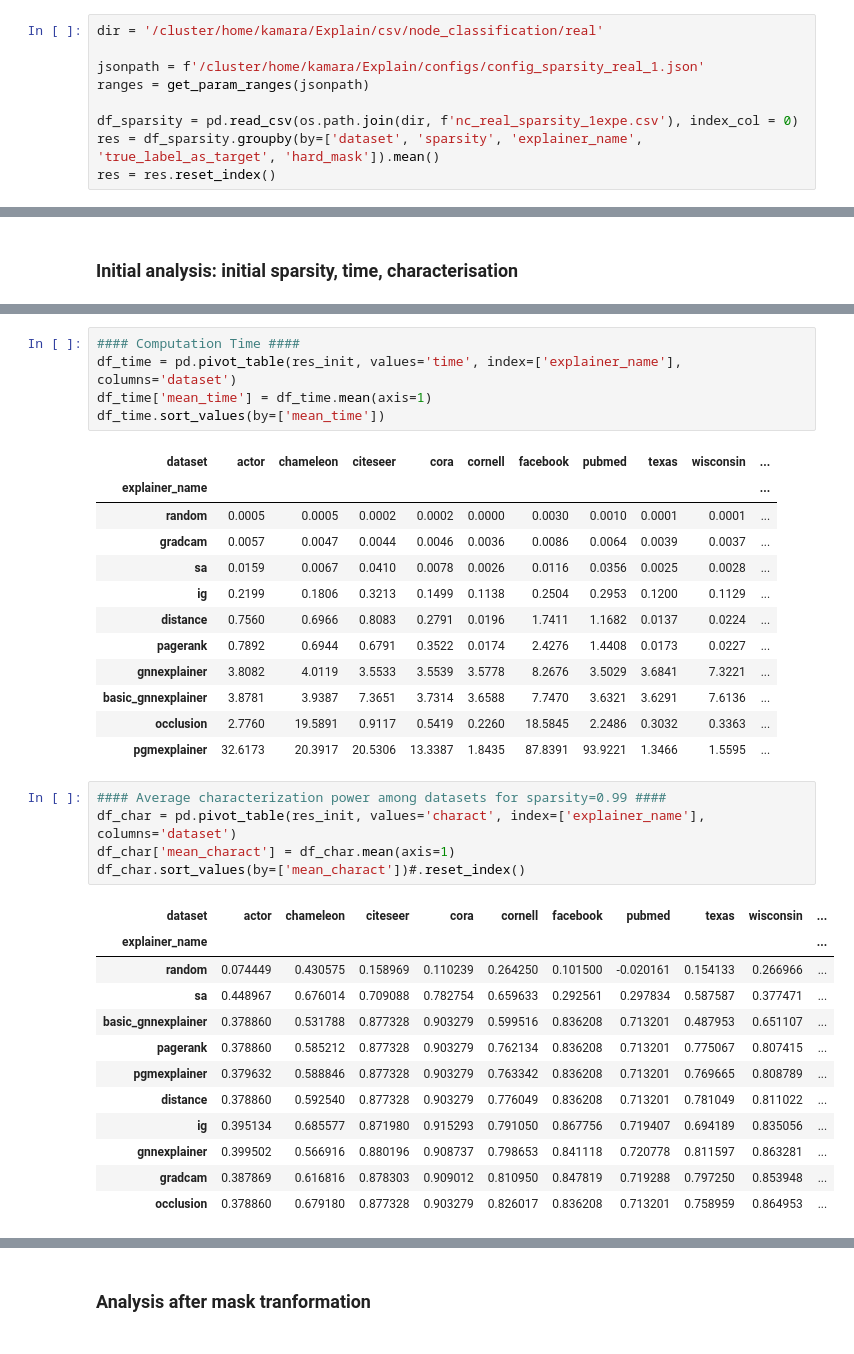
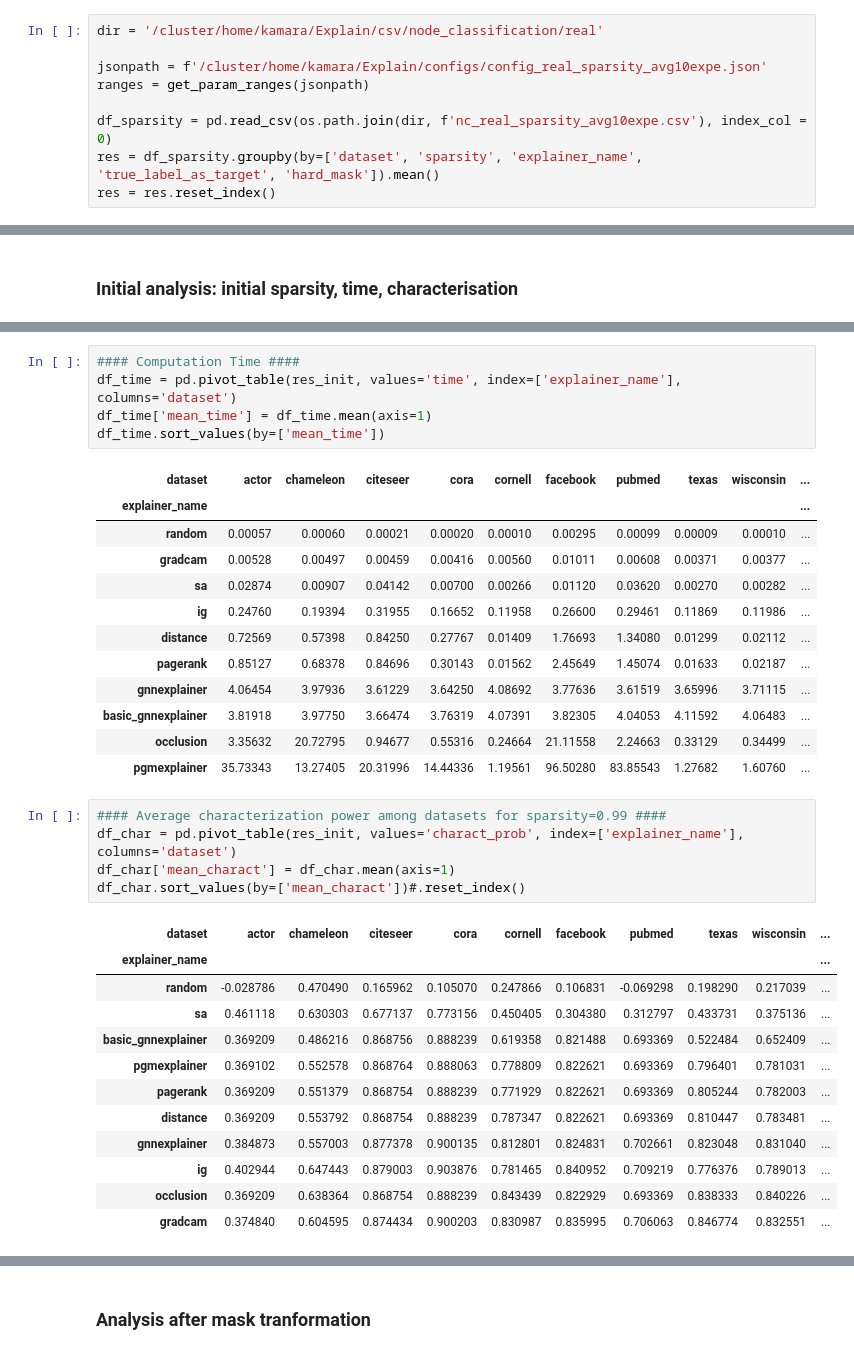
Before and after one commit to GraphFramEx/graphframex, a Jupyter notebook: notebooks/Results_Analysis_NC_Realworld.ipynb, the cells around one changed output, grey strips where cells are left out. Drawn from its saved outputs; the diff is of its cells as text.

```diff
--- a/notebooks/Results_Analysis_NC_Realworld.ipynb
+++ b/notebooks/Results_Analysis_NC_Realworld.ipynb
@@ -29,10 +29,10 @@ sns.set_context("notebook", rc={"legend.fontsize":20, "legend.title_fontsize":20
 # %%
 dir = '/cluster/home/kamara/Explain/csv/node_classification/real'
 
-jsonpath = f'/cluster/home/kamara/Explain/configs/config_sparsity_real_1.json'
+jsonpath = f'/cluster/home/kamara/Explain/configs/config_real_sparsity_avg10expe.json'
 ranges = get_param_ranges(jsonpath)
 
-df_sparsity = pd.read_csv(os.path.join(dir, f'nc_real_sparsity_1expe.csv'), index_col = 0)
+df_sparsity = pd.read_csv(os.path.join(dir, f'nc_real_sparsity_avg10expe.csv'), index_col = 0)
 res = df_sparsity.groupby(by=['dataset', 'sparsity', 'explainer_name', 'true_label_as_target', 'hard_mask']).mean()
 res = res.reset_index()
 # %%
@@ -201,34 +195,34 @@ df_time.sort_values(by=['mean_time'])
 # %% [output]
 | dataset | actor | chameleon | citeseer | cora | cornell | facebook | pubmed | texas | wisconsin | ... |
 | explainer_name |  |  |  |  |  |  |  |  |  | ... |
-| random | 0.0005 | 0.0005 | 0.0002 | 0.0002 | 0.0000 | 0.0030 | 0.0010 | 0.0001 | 0.0001 | ... |
-| gradcam | 0.0057 | 0.0047 | 0.0044 | 0.0046 | 0.0036 | 0.0086 | 0.0064 | 0.0039 | 0.0037 | ... |
-| sa | 0.0159 | 0.0067 | 0.0410 | 0.0078 | 0.0026 | 0.0116 | 0.0356 | 0.0025 | 0.0028 | ... |
-| ig | 0.2199 | 0.1806 | 0.3213 | 0.1499 | 0.1138 | 0.2504 | 0.2953 | 0.1200 | 0.1129 | ... |
-| distance | 0.7560 | 0.6966 | 0.8083 | 0.2791 | 0.0196 | 1.7411 | 1.1682 | 0.0137 | 0.0224 | ... |
-| pagerank | 0.7892 | 0.6944 | 0.6791 | 0.3522 | 0.0174 | 2.4276 | 1.4408 | 0.0173 | 0.0227 | ... |
-| gnnexplainer | 3.8082 | 4.0119 | 3.5533 | 3.5539 | 3.5778 | 8.2676 | 3.5029 | 3.6841 | 7.3221 | ... |
-| basic_gnnexplainer | 3.8781 | 3.9387 | 7.3651 | 3.7314 | 3.6588 | 7.7470 | 3.6321 | 3.6291 | 7.6136 | ... |
-| occlusion | 2.7760 | 19.5891 | 0.9117 | 0.5419 | 0.2260 | 18.5845 | 2.2486 | 0.3032 | 0.3363 | ... |
-| pgmexplainer | 32.6173 | 20.3917 | 20.5306 | 13.3387 | 1.8435 | 87.8391 | 93.9221 | 1.3466 | 1.5595 | ... |
+| random | 0.00057 | 0.00060 | 0.00021 | 0.00020 | 0.00010 | 0.00295 | 0.00099 | 0.00009 | 0.00010 | ... |
+| gradcam | 0.00528 | 0.00497 | 0.00459 | 0.00416 | 0.00560 | 0.01011 | 0.00608 | 0.00371 | 0.00377 | ... |
+| sa | 0.02874 | 0.00907 | 0.04142 | 0.00700 | 0.00266 | 0.01120 | 0.03620 | 0.00270 | 0.00282 | ... |
+| ig | 0.24760 | 0.19394 | 0.31955 | 0.16652 | 0.11958 | 0.26600 | 0.29461 | 0.11869 | 0.11986 | ... |
+| distance | 0.72569 | 0.57398 | 0.84250 | 0.27767 | 0.01409 | 1.76693 | 1.34080 | 0.01299 | 0.02112 | ... |
+| pagerank | 0.85127 | 0.68378 | 0.84696 | 0.30143 | 0.01562 | 2.45649 | 1.45074 | 0.01633 | 0.02187 | ... |
+| gnnexplainer | 4.06454 | 3.97936 | 3.61229 | 3.64250 | 4.08692 | 3.77636 | 3.61519 | 3.65996 | 3.71115 | ... |
+| basic_gnnexplainer | 3.81918 | 3.97750 | 3.66474 | 3.76319 | 4.07391 | 3.82305 | 4.04053 | 4.11592 | 4.06483 | ... |
+| occlusion | 3.35632 | 20.72795 | 0.94677 | 0.55316 | 0.24664 | 21.11558 | 2.24663 | 0.33129 | 0.34499 | ... |
+| pgmexplainer | 35.73343 | 13.27405 | 20.31996 | 14.44336 | 1.19561 | 96.50280 | 83.85543 | 1.27682 | 1.60760 | ... |
 # %%
 #### Average characterization power among datasets for sparsity=0.99 ####
-df_char = pd.pivot_table(res_init, values='charact', index=['explainer_name'], columns='dataset')
+df_char = pd.pivot_table(res_init, values='charact_prob', index=['explainer_name'], columns='dataset')
 df_char['mean_charact'] = df_char.mean(axis=1)
 df_char.sort_values(by=['mean_charact'])#.reset_index()
 # %% [output]
 | dataset | actor | chameleon | citeseer | cora | cornell | facebook | pubmed | texas | wisconsin | ... |
 | explainer_name |  |  |  |  |  |  |  |  |  | ... |
-| random | 0.074449 | 0.430575 | 0.158969 | 0.110239 | 0.264250 | 0.101500 | -0.020161 | 0.154133 | 0.266966 | ... |
-| sa | 0.448967 | 0.676014 | 0.709088 | 0.782754 | 0.659633 | 0.292561 | 0.297834 | 0.587587 | 0.377471 | ... |
-| basic_gnnexplainer | 0.378860 | 0.531788 | 0.877328 | 0.903279 | 0.599516 | 0.836208 | 0.713201 | 0.487953 | 0.651107 | ... |
-| pagerank | 0.378860 | 0.585212 | 0.877328 | 0.903279 | 0.762134 | 0.836208 | 0.713201 | 0.775067 | 0.807415 | ... |
-| pgmexplainer | 0.379632 | 0.588846 | 0.877328 | 0.903279 | 0.763342 | 0.836208 | 0.713201 | 0.769665 | 0.808789 | ... |
-| distance | 0.378860 | 0.592540 | 0.877328 | 0.903279 | 0.776049 | 0.836208 | 0.713201 | 0.781049 | 0.811022 | ... |
-| ig | 0.395134 | 0.685577 | 0.871980 | 0.915293 | 0.791050 | 0.867756 | 0.719407 | 0.694189 | 0.835056 | ... |
-| gnnexplainer | 0.399502 | 0.566916 | 0.880196 | 0.908737 | 0.798653 | 0.841118 | 0.720778 | 0.811597 | 0.863281 | ... |
-| gradcam | 0.387869 | 0.616816 | 0.878303 | 0.909012 | 0.810950 | 0.847819 | 0.719288 | 0.797250 | 0.853948 | ... |
-| occlusion | 0.378860 | 0.679180 | 0.877328 | 0.903279 | 0.826017 | 0.836208 | 0.713201 | 0.758959 | 0.864953 | ... |
+| random | -0.028786 | 0.470490 | 0.165962 | 0.105070 | 0.247866 | 0.106831 | -0.069298 | 0.198290 | 0.217039 | ... |
+| sa | 0.461118 | 0.630303 | 0.677137 | 0.773156 | 0.450405 | 0.304380 | 0.312797 | 0.433731 | 0.375136 | ... |
+| basic_gnnexplainer | 0.369209 | 0.486216 | 0.868756 | 0.888239 | 0.619358 | 0.821488 | 0.693369 | 0.522484 | 0.652409 | ... |
+| pgmexplainer | 0.369102 | 0.552578 | 0.868764 | 0.888063 | 0.778809 | 0.822621 | 0.693369 | 0.796401 | 0.781031 | ... |
+| pagerank | 0.369209 | 0.551379 | 0.868754 | 0.888239 | 0.771929 | 0.822621 | 0.693369 | 0.805244 | 0.782003 | ... |
+| distance | 0.369209 | 0.553792 | 0.868754 | 0.888239 | 0.787347 | 0.822621 | 0.693369 | 0.810447 | 0.783481 | ... |
+| gnnexplainer | 0.384873 | 0.557003 | 0.877378 | 0.900135 | 0.812801 | 0.824831 | 0.702661 | 0.823048 | 0.831040 | ... |
+| ig | 0.402944 | 0.647443 | 0.879003 | 0.903876 | 0.781465 | 0.840952 | 0.709219 | 0.776376 | 0.789013 | ... |
+| occlusion | 0.369209 | 0.638364 | 0.868754 | 0.888239 | 0.843439 | 0.822929 | 0.693369 | 0.838333 | 0.840226 | ... |
+| gradcam | 0.374840 | 0.604595 | 0.874434 | 0.900203 | 0.830987 | 0.835995 | 0.706063 | 0.846774 | 0.832551 | ... |
 # %%
 #### Average characterization power for Cora according to sparsity ####
 df0 = df_hard.groupby(by=['dataset', 'explainer_name', 'sparsity', 'true_label_as_target', 'hard_mask']).mean()
```
Also changed, not shown: parts of 8 cells of this notebook, 29 other files.
